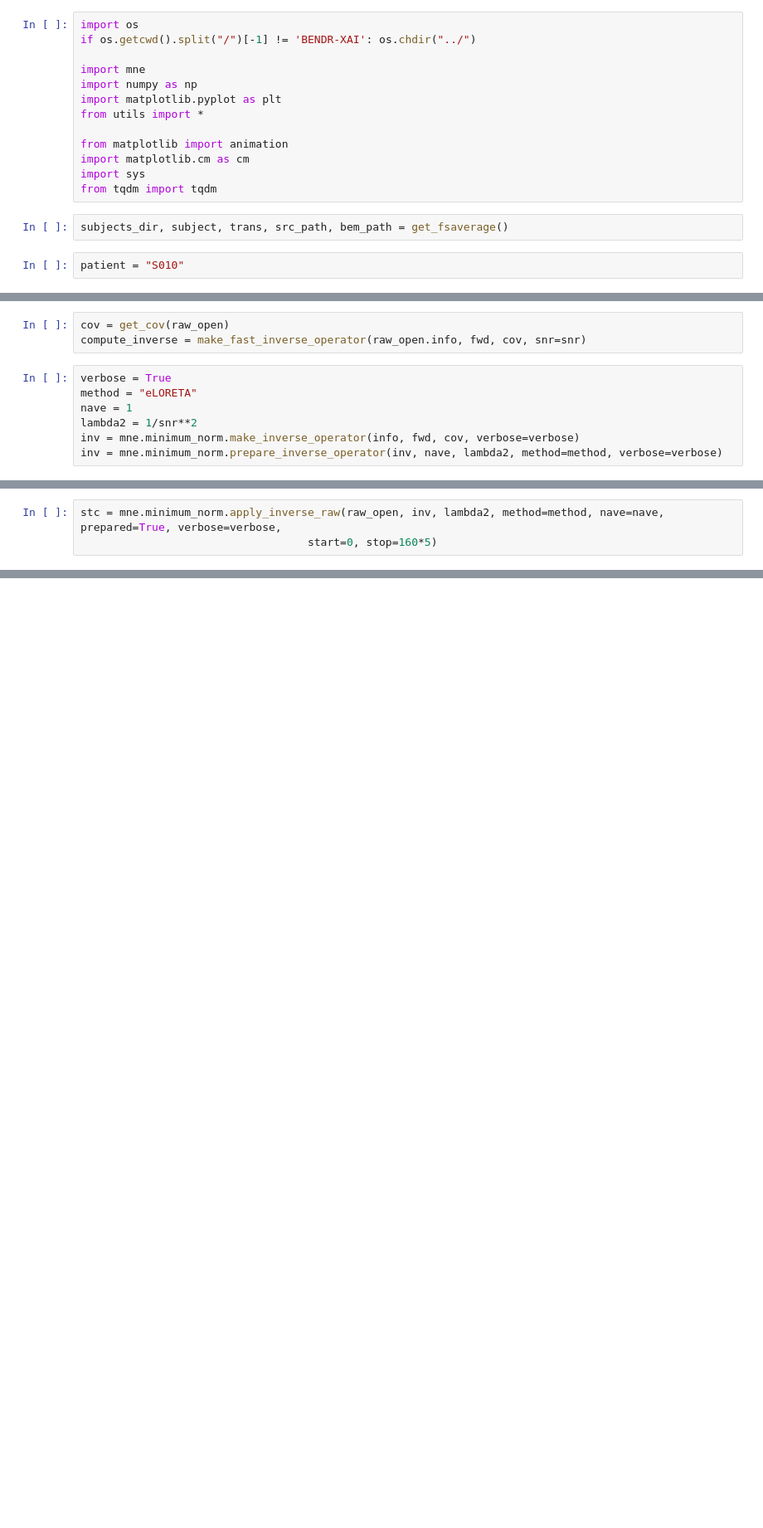
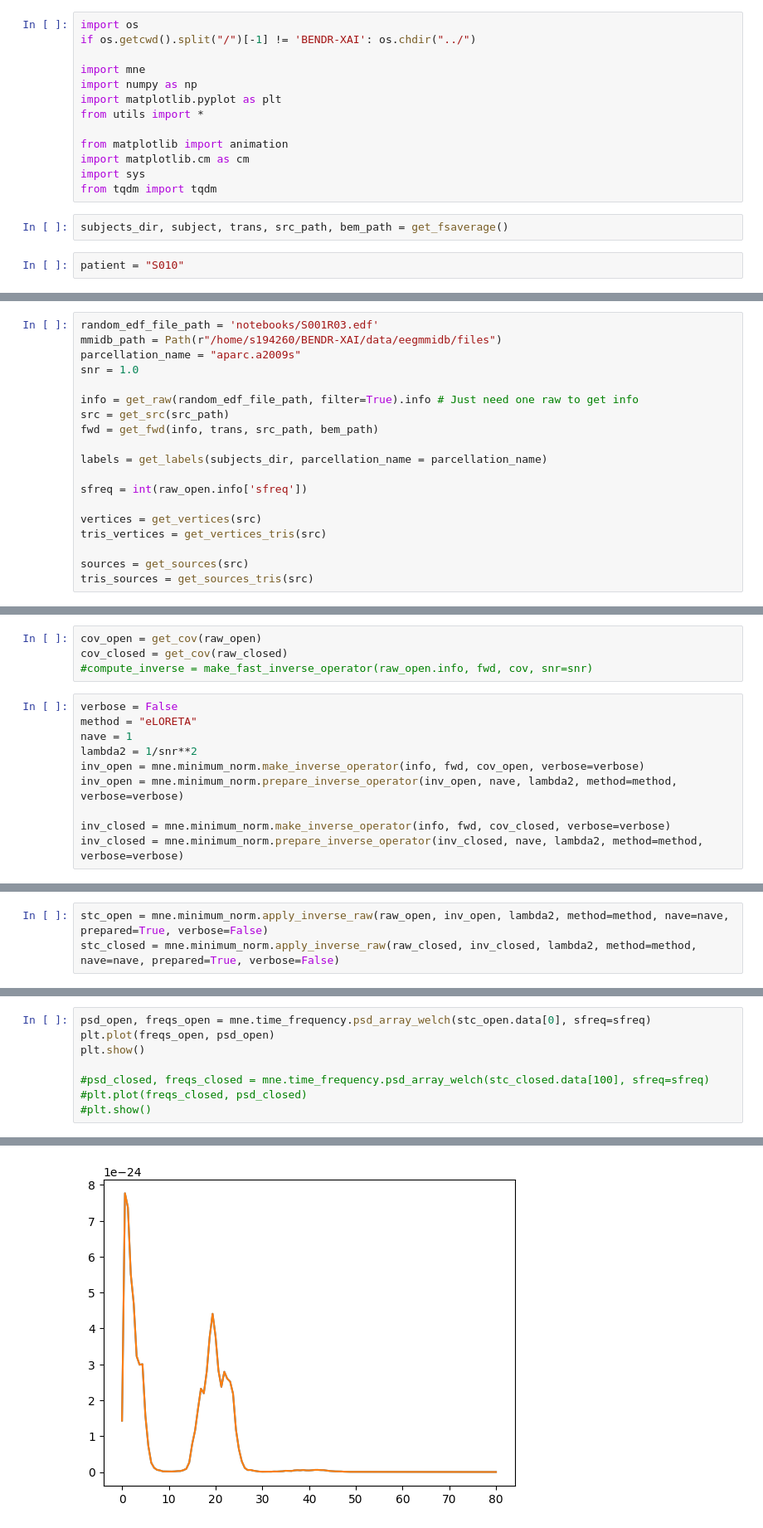
Before and after one commit to gjoelbye/TCAV-BENDR, a Jupyter notebook: notebooks/debugging.ipynb, the cells around one changed output, grey strips where cells are left out. Shown at 83% size. Drawn from its saved outputs; the diff is of its cells as text; blank space fills up the shorter version.

```diff
--- a/notebooks/debugging.ipynb
+++ b/notebooks/debugging.ipynb
@@ -24,5 +24,24 @@ raw_closed = get_raw(f'data/eegmmidb/files/{patient}/{patient}R02.edf', filter=T
 annotation_closed = get_annotations(f'data/eegmmidb/files/{patient}/{patient}R02.edf')
 raw_closed = get_window_dict(raw_closed, annotation_closed)['T0'][0]
+# %%
+random_edf_file_path = 'notebooks/S001R03.edf'
+mmidb_path = Path(r"/home/s194260/BENDR-XAI/data/eegmmidb/files")
+parcellation_name = "aparc.a2009s"
+snr = 1.0
+
+info = get_raw(random_edf_file_path, filter=True).info # Just need one raw to get info
+src = get_src(src_path)
+fwd = get_fwd(info, trans, src_path, bem_path)
+
+labels = get_labels(subjects_dir, parcellation_name = parcellation_name)
+
+sfreq = int(raw_open.info['sfreq'])
+
+vertices = get_vertices(src)
+tris_vertices = get_vertices_tris(src)
+
+sources = get_sources(src)
+tris_sources = get_sources_tris(src)
 # %%
 raw_open.compute_psd().plot()
 plt.show()
@@ -49,10 +57,14 @@ labels = get_labels(subjects_dir, parcellation_name = parcellation_name)
 # %%
-cov = get_cov(raw_open)
-compute_inverse = make_fast_inverse_operator(raw_open.info, fwd, cov, snr=snr)
+cov_open = get_cov(raw_open)
+cov_closed = get_cov(raw_closed)
+#compute_inverse = make_fast_inverse_operator(raw_open.info, fwd, cov, snr=snr)
 # %%
-verbose = True
+verbose = False
 method = "eLORETA"
 nave = 1
 lambda2 = 1/snr**2
-inv = mne.minimum_norm.make_inverse_operator(info, fwd, cov, verbose=verbose)
-inv = mne.minimum_norm.prepare_inverse_operator(inv, nave, lambda2, method=method, verbose=verbose)
+inv_open = mne.minimum_norm.make_inverse_operator(info, fwd, cov_open, verbose=verbose)
+inv_open = mne.minimum_norm.prepare_inverse_operator(inv_open, nave, lambda2, method=method, verbose=verbose)
+
+inv_closed = mne.minimum_norm.make_inverse_operator(info, fwd, cov_closed, verbose=verbose)
+inv_closed = mne.minimum_norm.prepare_inverse_operator(inv_closed, nave, lambda2, method=method, verbose=verbose)
@@ -77,3 +71,3 @@ Applying loose dipole orientations to surface source spaces: 0.2
 # %%
-stc = mne.minimum_norm.apply_inverse_raw(raw_open, inv, lambda2, method=method, nave=nave, prepared=True, verbose=verbose,
-                                   start=0, stop=160*5)
+stc_open = mne.minimum_norm.apply_inverse_raw(raw_open, inv_open, lambda2, method=method, nave=nave, prepared=True, verbose=False)
+stc_closed = mne.minimum_norm.apply_inverse_raw(raw_closed, inv_closed, lambda2, method=method, nave=nave, prepared=True, verbose=False)
@@ -92,0 +84,9 @@ tris_sources = get_sources_tris(src)
+# %%
+psd_open, freqs_open = mne.time_frequency.psd_array_welch(stc_open.data[0], sfreq=sfreq)
+plt.plot(freqs_open, psd_open)
+plt.show()
+
+#psd_closed, freqs_closed = mne.time_frequency.psd_array_welch(stc_closed.data[100], sfreq=sfreq)
+#plt.plot(freqs_closed, psd_closed)
+#plt.show()
+# %% [output]
@@ -92,0 +97 @@ tris_sources = get_sources_tris(src)
+[figure, added]
```
Also changed, not shown: parts of 22 cells of this notebook.
